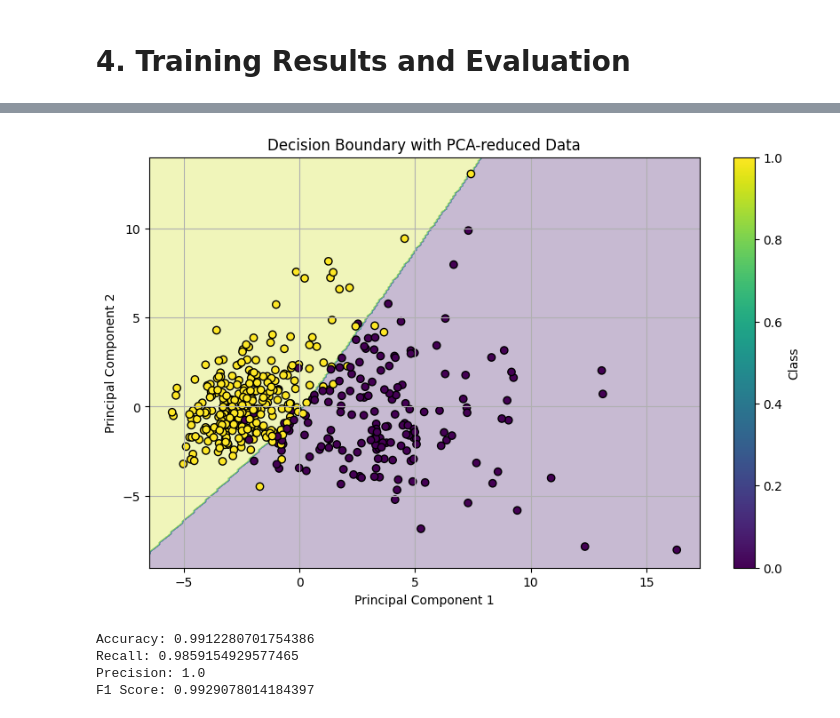
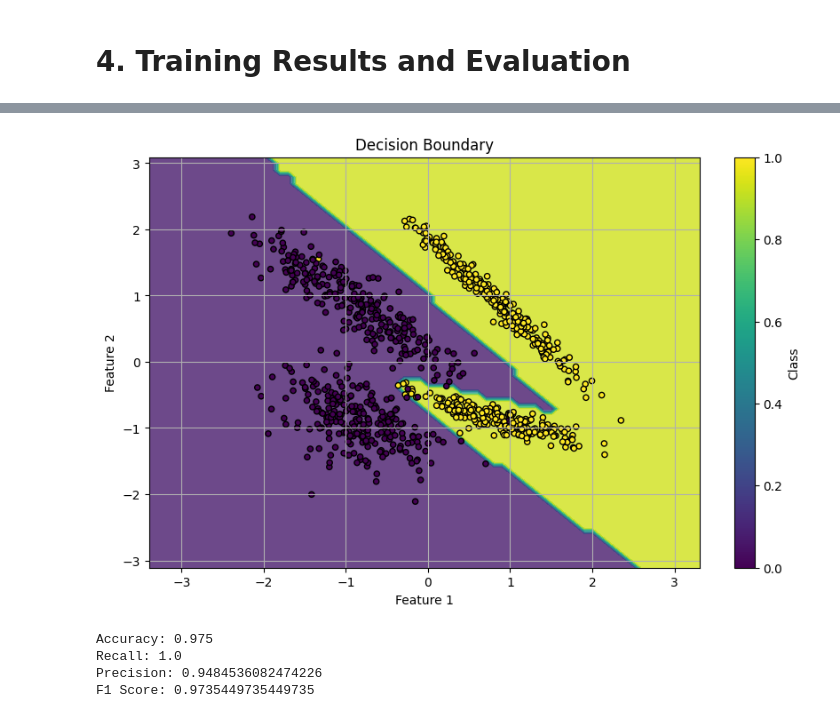
Before and after one commit to ziyuanLi-alex/sdm274, a Jupyter notebook: assgn05_MLP/nonlin_clas.ipynb, the cells around one changed output, grey strips where cells are left out. Cells and saved outputs as stored; diff of their text form; code cells hidden in the pictures.

Commit message:
uses a generated dataset instead of choosing 2 features

```diff
--- a/assgn05_MLP/nonlin_clas.ipynb
+++ b/assgn05_MLP/nonlin_clas.ipynb
@@ -5,7 +5,7 @@ from modules import *
 import numpy as np
 import matplotlib.pyplot as plt
 from sklearn.model_selection import train_test_split
-from sklearn.datasets import make_moons, make_classification
+from sklearn.datasets import  make_classification
 from mlp_module import MLP
 
 
@@ -13,6 +13,8 @@ from mlp_module import MLP
 
 # data = load_breast_cancer()
 # X, y = make_moons(n_samples=1000, noise=0.2, random_state=42)
+X,y = make_classification(n_samples=1000, n_features=2, n_informative=2,n_redundant=0, n_repeated=0, n_classes=2, n_clusters_per_class=2,class_sep=1.5, random_state=17)
+
 # X, y = data.data, data.target
 
 
@@ -92,7 +78,7 @@ class MLPClassifier(MLP):
         return (y_pred > self.threshold).astype(int)
 # %%
 layers = [
-        Linear(input_size=30, output_size=64),
+        Linear(input_size=2, output_size=64),
         ReLU(),
         Linear(input_size=64, output_size=128),
         ReLU(),
@@ -160,7 +146,7 @@ epochs = 2000
 lr = 0.01
 
 eval_layers = [
-        Linear(input_size=30, output_size=64),
+        Linear(input_size=2, output_size=64),
         ReLU(),
         Linear(input_size=64, output_size=128),
         ReLU(),
@@ -169,7 +155,7 @@ eval_layers = [
     ]
 
 # Creates the model
-model_evaluation = MLPClassifier(eval_layers, epochs=epochs, lr=lr, input_shape=30)
+model_evaluation = MLPClassifier(eval_layers, epochs=epochs, lr=lr, input_shape=2)
 if not trained:
     # Train the model with the generated data
     model_evaluation.train_k_fold(X, y, k=5, epochs=epochs, lr=lr)
@@ -186,34 +172,26 @@ Fold 5, Loss: 0.5659467809576701
 # %%
-# Create a mesh grid
-x_min, x_max = X_reduced[:, 0].min() - 1, X_reduced[:, 0].max() + 1
-y_min, y_max = X_reduced[:, 1].min() - 1, X_reduced[:, 1].max() + 1
-xx, yy = np.meshgrid(np.arange(x_min, x_max, 0.1),
-                     np.arange(y_min, y_max, 0.1))
-
-# Flatten the grid to pass it through the classifier
-grid = np.c_[xx.ravel(), yy.ravel()]
-
-# Perform PCA transformation on the grid
-grid_transformed = pca.inverse_transform(grid)
+# Define the mesh grid
+h = 0.1
+x_min, x_max = X[:, 0].min() - 1, X[:, 0].max() + 1
+y_min, y_max = X[:, 1].min() - 1, X[:, 1].max() + 1
+xx, yy = np.meshgrid(np.arange(x_min, x_max, h), np.arange(y_min, y_max, h))
 
 # Predict the class for each point in the grid
-Z = model_evaluation.predict(grid_transformed)
+Z = mlp.predict(np.c_[xx.ravel(), yy.ravel()])
 Z = Z.reshape(xx.shape)
 
 # Plot the decision boundary
 plt.figure(figsize=(10, 6))
-plt.contourf(xx, yy, Z, alpha=0.3, cmap='viridis')
-scatter = plt.scatter(X_reduced[:, 0], X_reduced[:, 1], c=y_train, cmap='viridis', edgecolor='k')
+plt.contourf(xx, yy, Z, alpha=0.8, cmap='viridis')
+scatter = plt.scatter(X[:, 0], X[:, 1], c=y, cmap='viridis', edgecolor='k', s=20)
 plt.colorbar(scatter, label='Class')
-plt.xlabel('Principal Component 1')
-plt.ylabel('Principal Component 2')
-# plt.xlim(-5,5)
-# plt.ylim(-5,5)
-plt.title('Decision Boundary with PCA-reduced Data')
+plt.xlabel('Feature 1')
+plt.ylabel('Feature 2')
+plt.title('Decision Boundary')
 plt.grid(True)
 plt.show()
 # %% [output]
-[figure, old version]
+[figure, new version]
 # %%
 def calculate_accuracy(y_actual, y_pred):
 
@@ -279,10 +257,10 @@ print(f"Recall: {recall}")
 print(f"Precision: {precision}")
 print(f"F1 Score: {f1_score}")
 # %% [output]
-Accuracy: 0.9912280701754386
-Recall: 0.9859154929577465
-Precision: 1.0
-F1 Score: 0.9929078014184397
+Accuracy: 0.975
+Recall: 1.0
+Precision: 0.9484536082474226
+F1 Score: 0.9735449735449735
 # %%
 avg_val_loss = np.mean(model_evaluation.validation_loss)
 print(f'Average validation loss: {avg_val_loss}')
```
Also changed, not shown: parts of 7 cells of this notebook.
